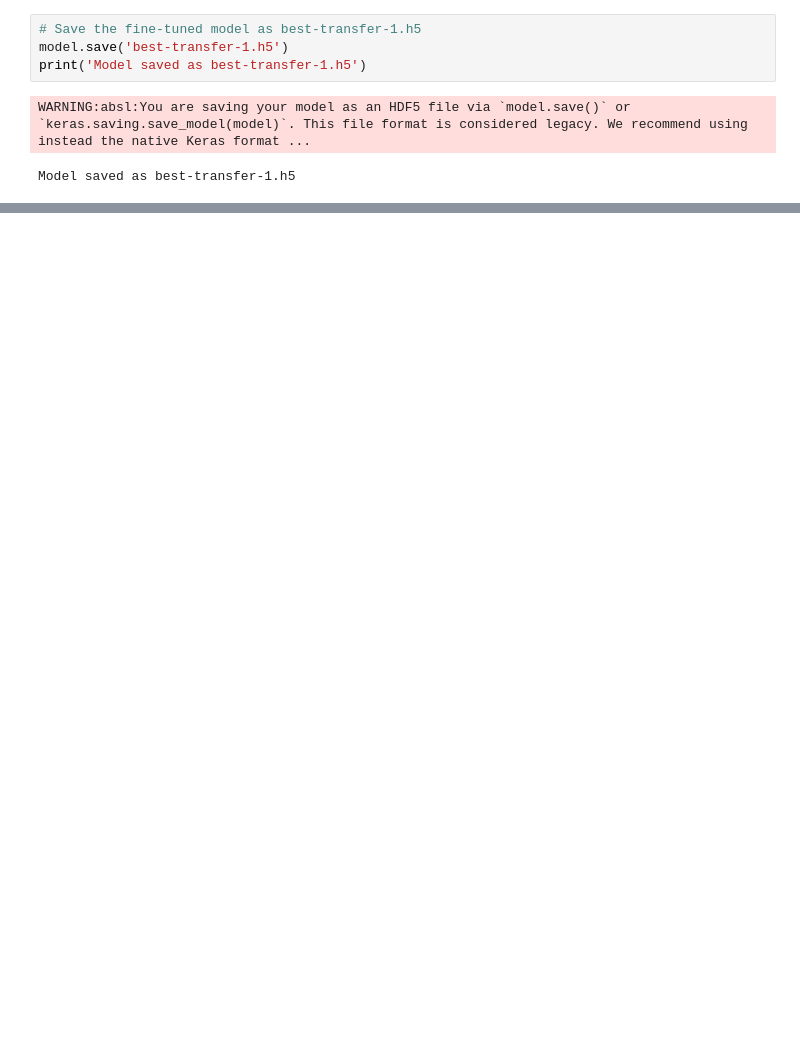
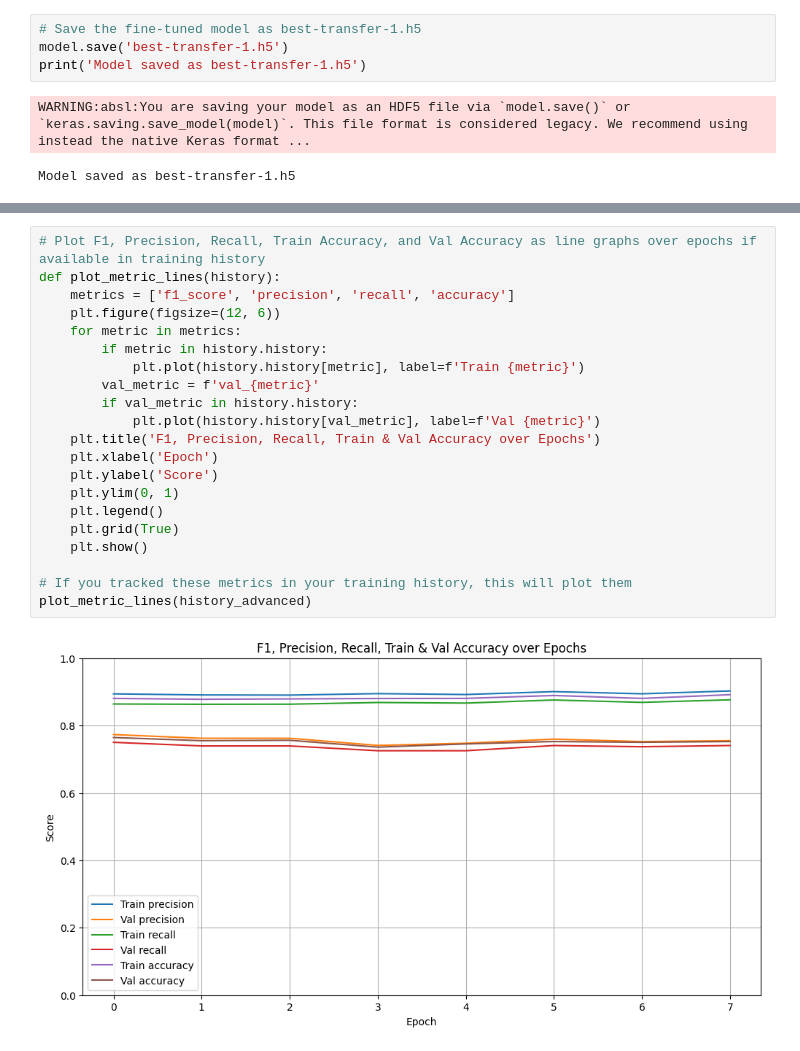
Before and after one commit to IsaacJM03/Recess-Project-Year-2, a Jupyter notebook: eye_disease.ipynb, the cells around one changed output, grey strips where cells are left out. Drawn from its saved outputs; the diff is of its cells as text; blank space fills up the shorter version.

```diff
--- a/eye_disease.ipynb
+++ b/eye_disease.ipynb
@@ -644,3 +708,26 @@ Epoch 9: val_accuracy did not improve from 0.77883
+# %%
+# Plot F1, Precision, Recall, Train Accuracy, and Val Accuracy as line graphs over epochs if available in training history
+def plot_metric_lines(history):
+    metrics = ['f1_score', 'precision', 'recall', 'accuracy']
+    plt.figure(figsize=(12, 6))
+    for metric in metrics:
+        if metric in history.history:
+            plt.plot(history.history[metric], label=f'Train {metric}')
+        val_metric = f'val_{metric}'
+        if val_metric in history.history:
+            plt.plot(history.history[val_metric], label=f'Val {metric}')
+    plt.title('F1, Precision, Recall, Train & Val Accuracy over Epochs')
+    plt.xlabel('Epoch')
+    plt.ylabel('Score')
+    plt.ylim(0, 1)
+    plt.legend()
+    plt.grid(True)
+    plt.show()
+
+# If you tracked these metrics in your training history, this will plot them
+plot_metric_lines(history_advanced)
+# %% [output]
+[figure, added]
 # %%
 # Fast Random Model Testing (8 Images, Concise Output) using latest saved model (best-transfer-2.h5)
 import glob
```
Also changed, not shown: parts of 10 cells of this notebook.
